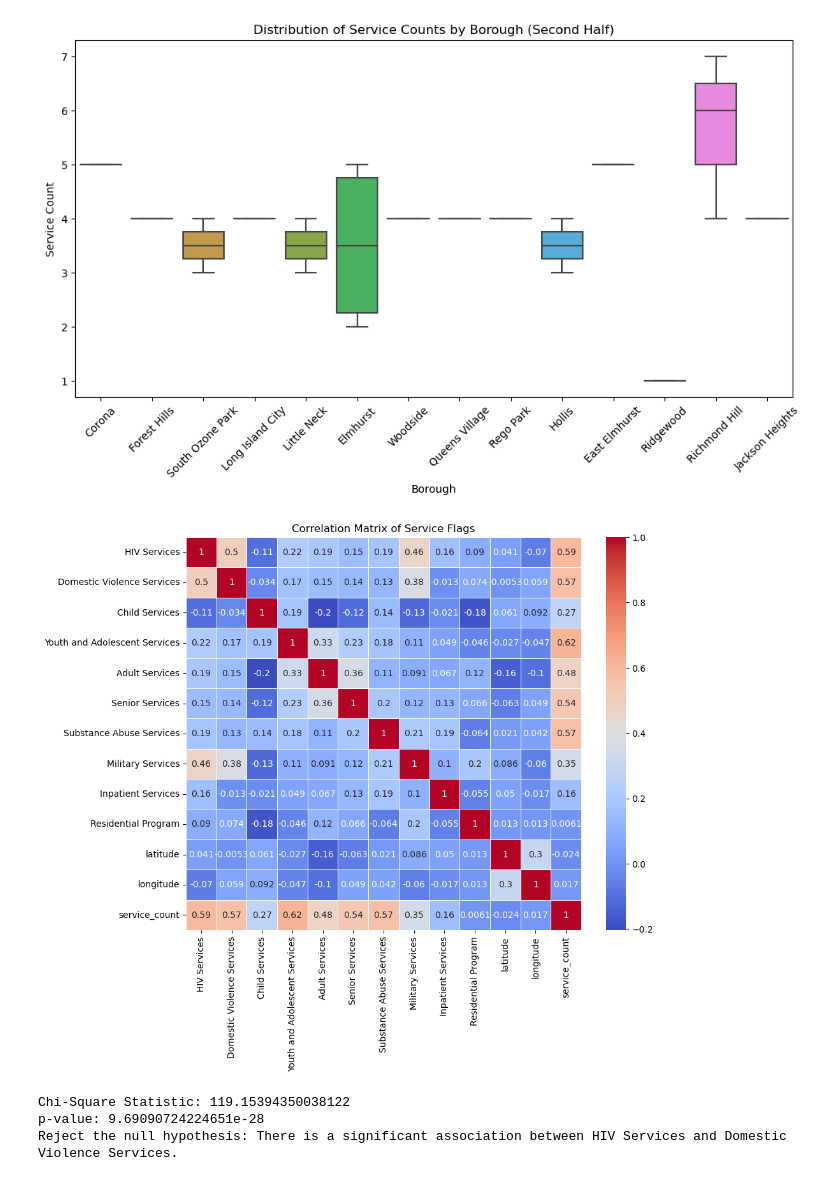
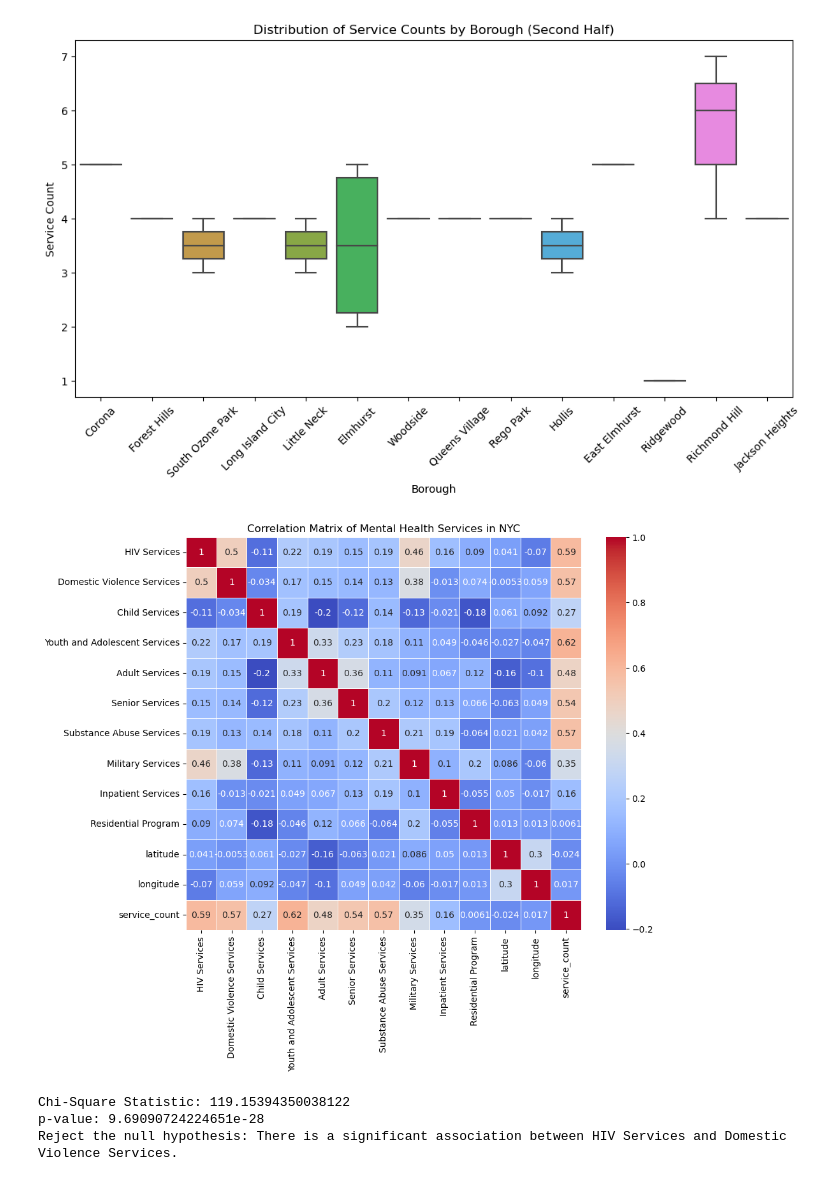
Before and after one commit to rudedoc/data-analytics, a Jupyter notebook: scripts/3 - NYC Mental Health Services Data Exploration.ipynb, the cells around one changed output. Saved outputs shown, nothing was run; the diff lists cells and outputs as text; code cells hidden in the pictures.

```diff
--- a/scripts/3 - NYC Mental Health Services Data Exploration.ipynb
+++ b/scripts/3 - NYC Mental Health Services Data Exploration.ipynb
@@ -104,17 +106,17 @@ plt.show()
 # %%
 import seaborn as sns
 import matplotlib.pyplot as plt
 
 # Select only the numeric columns for the correlation matrix
 numeric_df = initial_df.select_dtypes(include=['float64', 'int64'])
 
 # Plot the correlation heatmap
 plt.figure(figsize=(10, 8))
 sns.heatmap(numeric_df.corr(), annot=True, cmap='coolwarm', linewidths=0.5)
-plt.title('Correlation Matrix of Service Flags')
+plt.title('Correlation Matrix of Mental Health Services in NYC')
 plt.show()
 # %% [output]
-[figure, old version]
+[figure, new version]
 # %%
 # High Correlation Between Certain Services:
 # HIV Services and Domestic Violence Services (0.5): There is a moderately strong positive correlation
```
Also changed, not shown: parts of 1 cell of this notebook, 6 other files.
